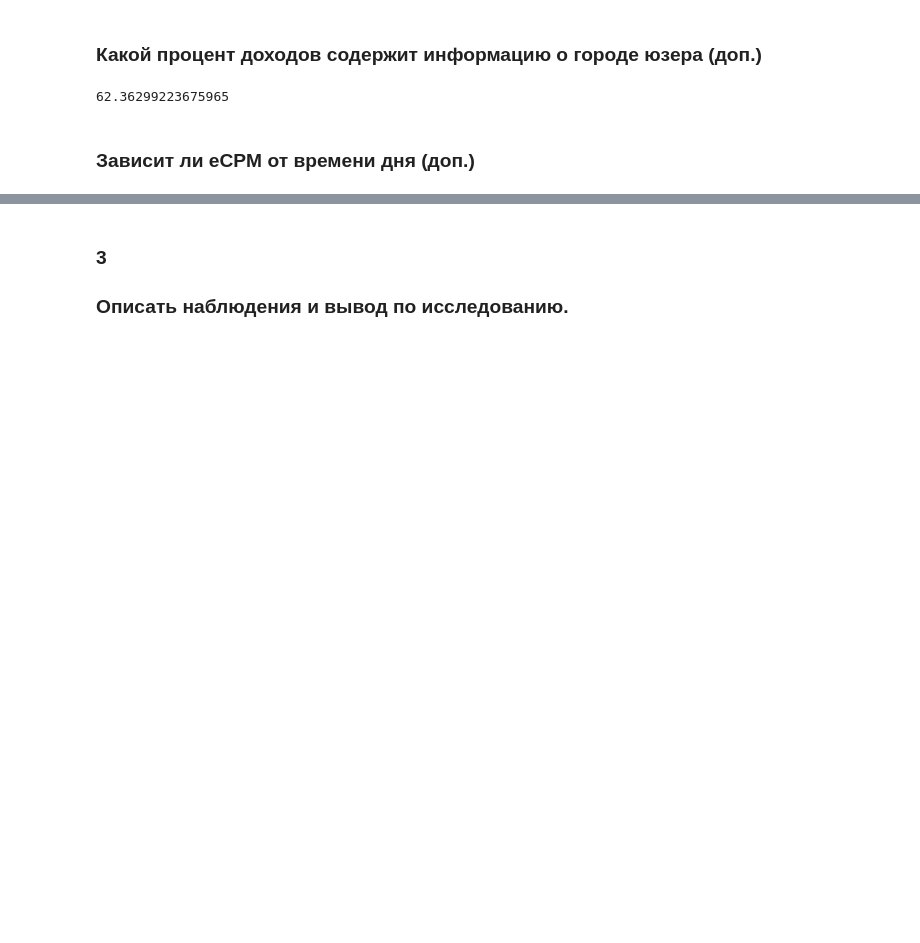
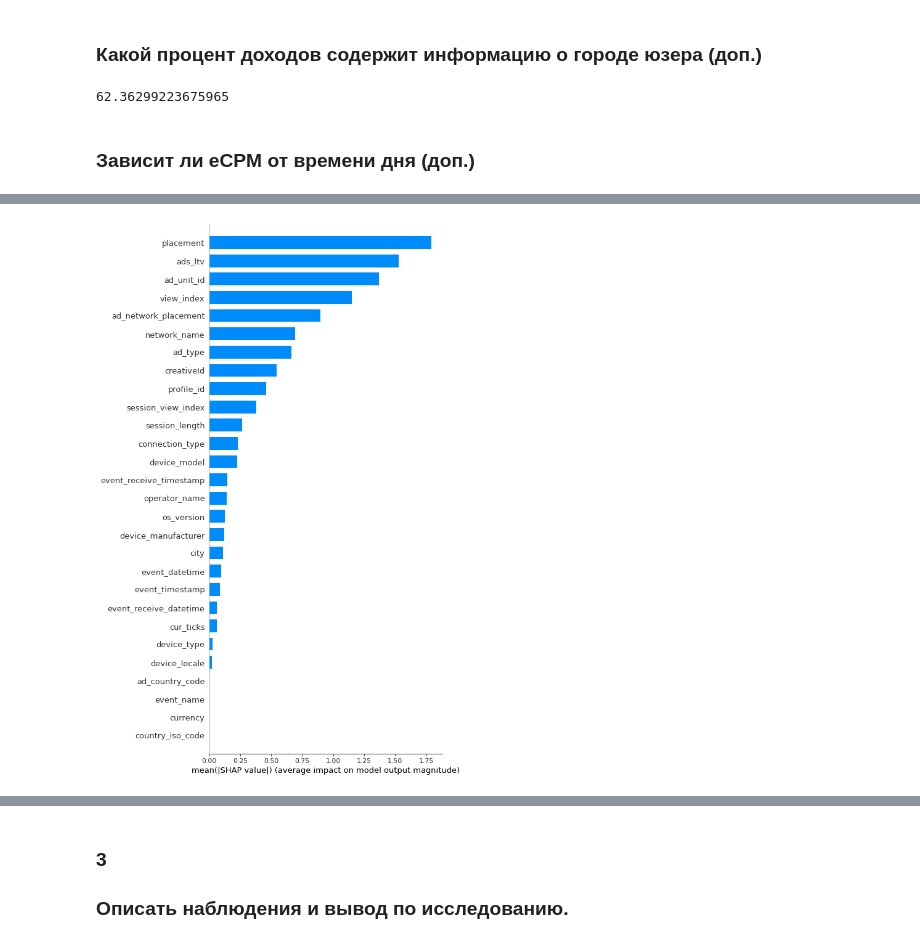
Before and after one commit to FKz11/test_tasks, a Jupyter notebook: data_analysis.ipynb, the cells around one changed output, grey strips where cells are left out. Saved outputs shown, nothing was run; the diff lists cells and outputs as text; code cells hidden in the pictures; blank space fills up the shorter version.

```diff
--- a/data_analysis.ipynb
+++ b/data_analysis.ipynb
@@ -441,0 +457,4 @@ shap_values = explainer.shap_values(X_train)
+# %%
+shap_values = shap_for_cat(X_train, Y_train, cat_features)
+# %% [output]
+[figure, added]
```
Also changed, not shown: parts of 26 cells of this notebook.
